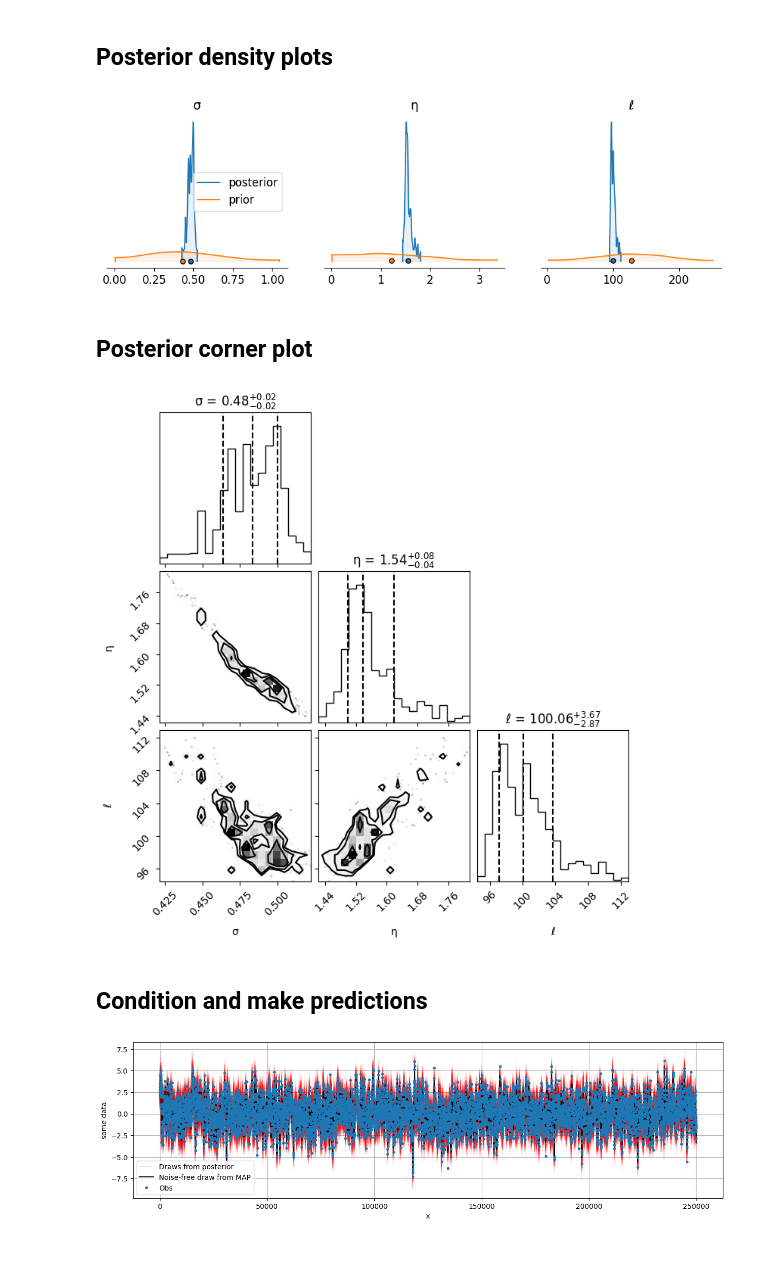
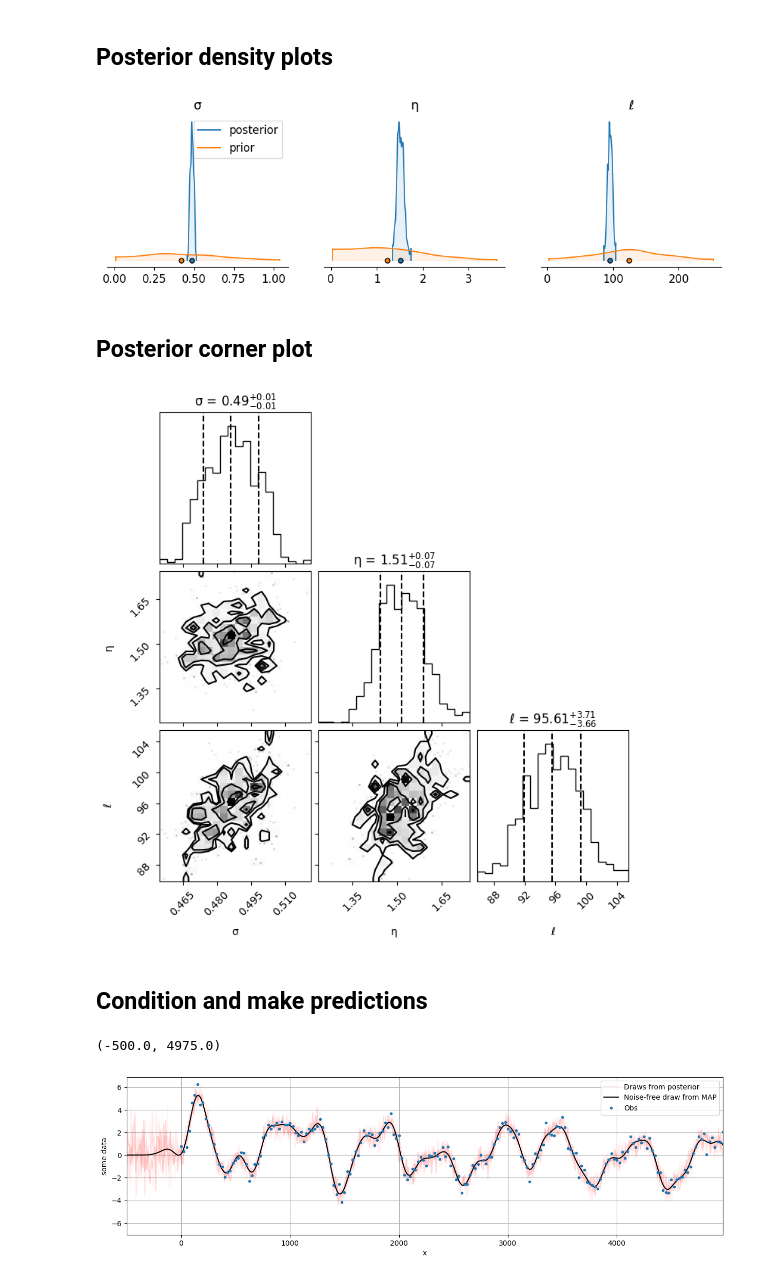
Before and after one commit to TIDE-ITRH/gpvecchia, a Jupyter notebook: docs/examples/example_03_1d_kernel_estimation_mcmc.ipynb, the cells around one changed output. Cells and saved outputs as stored; diff of their text form; code cells hidden in the pictures; blank space fills up the shorter version.

```diff
--- a/docs/examples/example_03_1d_kernel_estimation_mcmc.ipynb
+++ b/docs/examples/example_03_1d_kernel_estimation_mcmc.ipynb
@@ -26,9 +25,10 @@ Start off with the same kernel as Example 1 and generate some data.
 from numba import njit
 
 @njit(cache=True)
-def expquad(d, l):
-    """Exponential quadration base function/Squared exponential/RBF"""
-    return np.exp(-d**2/(2*l**2))
+def expquad_1d(x, xpr, params):
+    eta, l = params
+    d = np.sum((x-xpr)**2)
+    return eta**2. * np.exp(-d/(2*l*l))
 # %%
 ####
 # These are our kernel input parameters
@@ -36,12 +36,12 @@ np.random.seed(1)
 noise = 0.5
 η = 1.5
 ℓ = 100
-covfunc = expquad
+covfunc = expquad_1d
 
 ###
 # Domain size parameters
 dx = 25.
-N = 10000
+N = 1000
 covparams = (η, ℓ)
 
 # Input data points
@@ -51,7 +51,7 @@ xd = np.arange(0,dx*N,dx)[:,None]
 order_func = np.random.permutation
 order_params = len(xd)
 
-GP = GPtideVecchia(xd, xd, noise, covfunc, covparams,\
+GP = GPtideVecchia(xd, xd.copy(), noise, covfunc, covparams,\
                     order_func=order_func, order_params=order_params)
 
 # Use the .prior() method to obtain some samples
@@ -84,7 +84,7 @@ covparams_priors = [gpstats.truncnorm(1, 1, 1e-15, 1e2),     # η - true value 1
                     gpstats.truncnorm(125, 50, 1e-15, 1e4)   # ℓ - true value 100
                    ]
 
-samples, log_prob, priors_out, sampler = mcmc.mcmc( xd,
+samples, log_prob, priors_out, sampler = mcmc.emcee( xd,
                                                     yd,
                                                     covfunc,
                                                     covparams_priors,
@@ -133,7 +133,7 @@ axs = az.plot_density(   [samples_az[labels],
                          data_labels=('posterior','prior'),
                          hdi_prob=0.995)
 # %% [output]
-[figure, old version]
+[figure, new version]
 # %% [markdown]
 ## Posterior corner plot
 # %%
@@ -143,38 +143,38 @@ fig = corner.corner(samples,
                     plot_datapoints=True,
                     quantiles=[0.16, 0.5, 0.84])
 # %% [output]
-[figure, old version]
+[figure, new version]
 # %% [markdown]
 
 
 ## Condition and make predictions
 # %%
-xo = np.arange(0,dx*N,dx/3)[:,None]
+xo = np.arange(-500,dx*N,dx/3)[:,None]
 
 plt.figure(figsize=(15, 4))
 plt.ylabel('some data')
 plt.xlabel('x')
 
-
-for i, draw in enumerate(np.random.uniform(0, samples.shape[0], 50).astype(int)):
+for i, draw in enumerate(np.random.uniform(0, samples.shape[0], 5).astype(int)):
     sample = samples[draw, :]
 
     OI = GPtideVecchia(xd, xo, sample[0], covfunc, sample[1:],
                    order_func=order_func, order_params=order_params)
 
     out_samp = OI.conditional(yd)
     plt.plot(xo, out_samp, 'r', alpha=0.05, label=None)
 
 plt.plot(xo, out_samp, 'r', alpha=0.1, label='Draws from posterior') # Just for legend
 
-OI = GPtideVecchia(xd, xo, 1e-2, covfunc, MAP[1:],
+OI = GPtideVecchia(xd, xo, MAP[0], covfunc, MAP[1:],
                     order_func=order_func, order_params=order_params)
-out_map = OI.conditional(yd)
+out_map, map_std = OI(yd)
 
 plt.plot(xo, out_map, 'k', label='Noise-free draw from MAP')
 plt.plot(xd, yd,'.', label='Obs')
 plt.legend()
 plt.grid()
-plt.xlim([xd[plt_ix[0]],xd[plt_ix[-1]]])
+plt.xlim([-500,xd[plt_ix[-1]]])
 # %% [output]
+(-500.0, 4975.0)
-[figure, old version]
+[figure, new version]
```
Also changed, not shown: parts of 5 cells of this notebook, 11 other files.
